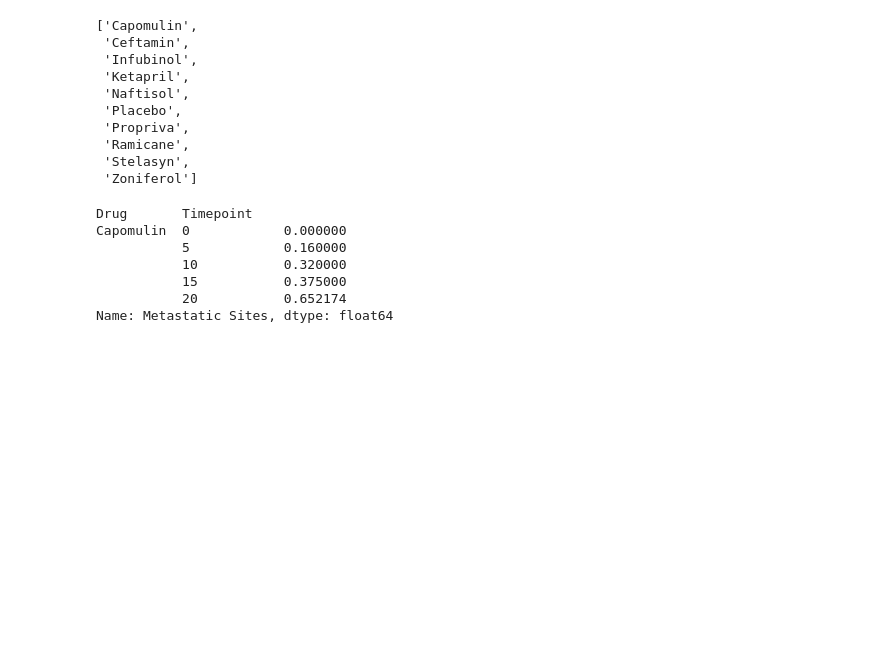
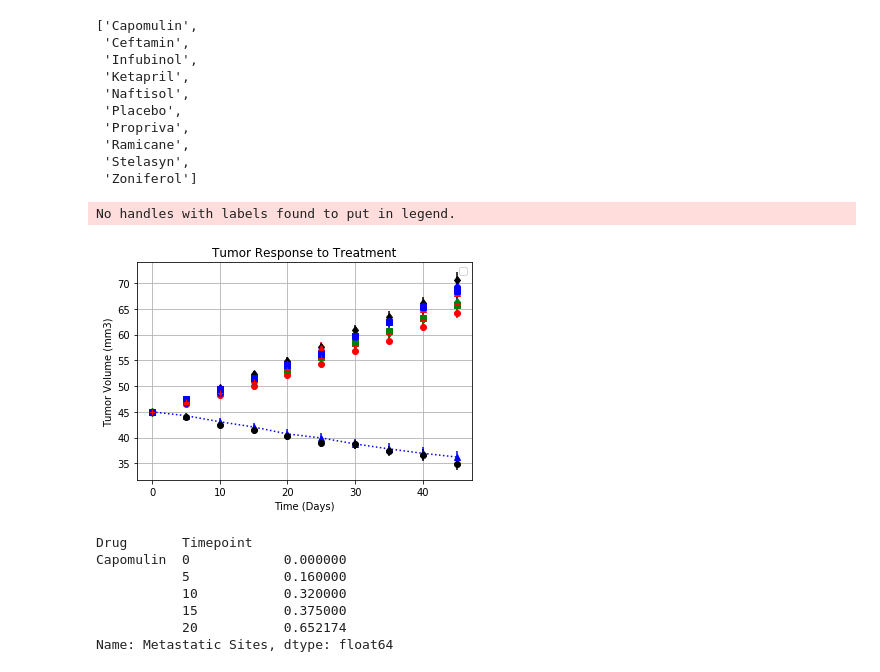
Before and after one commit to Dan-Bruen/matplotlib-challenge, a Jupyter notebook: Pymaceuticals_DanBruen/Pymaceutical_DanBruen_Main.ipynb, the cells around one changed output. Cells and saved outputs as stored; diff of their text form; code cells hidden in the pictures; blank space fills up the shorter version.

```diff
--- a/Pymaceuticals_DanBruen/Pymaceutical_DanBruen_Main.ipynb
+++ b/Pymaceuticals_DanBruen/Pymaceutical_DanBruen_Main.ipynb
@@ -133,6 +133,46 @@ drug_list = ['Capomulin',
  'Ramicane',
  'Stelasyn',
  'Zoniferol']
+# %%
+# Generate the Plot (with Error Bars)
+# Creating a scatter plot that shows how the tumor volume changes over time for each treatment
+drug_list = ['Capomulin',
+ 'Ceftamin',
+ 'Infubinol',
+ 'Ketapril',
+ 'Naftisol',
+ 'Placebo',
+ 'Propriva',
+ 'Ramicane',
+ 'Stelasyn',
+ 'Zoniferol']
+
+plt_style_dict = {'Capomulin':'b^:',
+ 'Ceftamin': 'ro',
+ 'Infubinol': 'gs',
+ 'Ketapril': 'kd',
+ 'Naftisol': 'bo',
+ 'Placebo': 'r^',
+ 'Propriva': 'gd',
+ 'Ramicane': 'ko',
+ 'Stelasyn': 'bs',
+ 'Zoniferol': 'r+'}
+
+fig1, ax1 = plt.subplots()
+for drug in drug_list:
+    ax1.errorbar(reformed_mean_tumor_vol.index, reformed_mean_tumor_vol[drug], sem_tumor_vol[drug], fmt = plt_style_dict[drug])
+ax1.legend()
+plt.grid(True)
+plt.title('Tumor Response to Treatment')
+plt.xlabel('Time (Days)')
+plt.ylabel('Tumor Volume (mm3)')
+
+#Save plot
+plt.savefig("TumorResponseToTreatment.png")
+plt.show()
+# %% [output]
+No handles with labels found to put in legend.
+[figure, added]
 # %%
 # Save the Figure
 # %%
```
Also changed, not shown: parts of 8 cells of this notebook, 1 other file.
